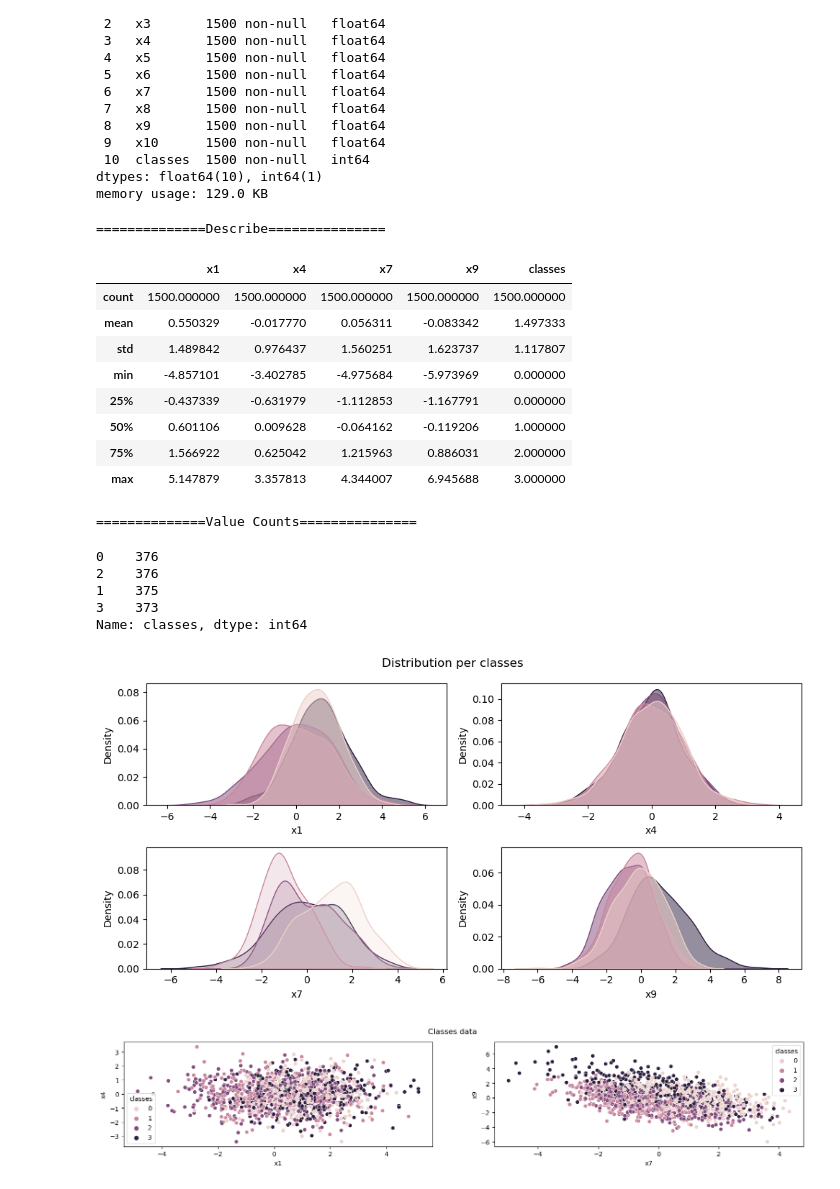
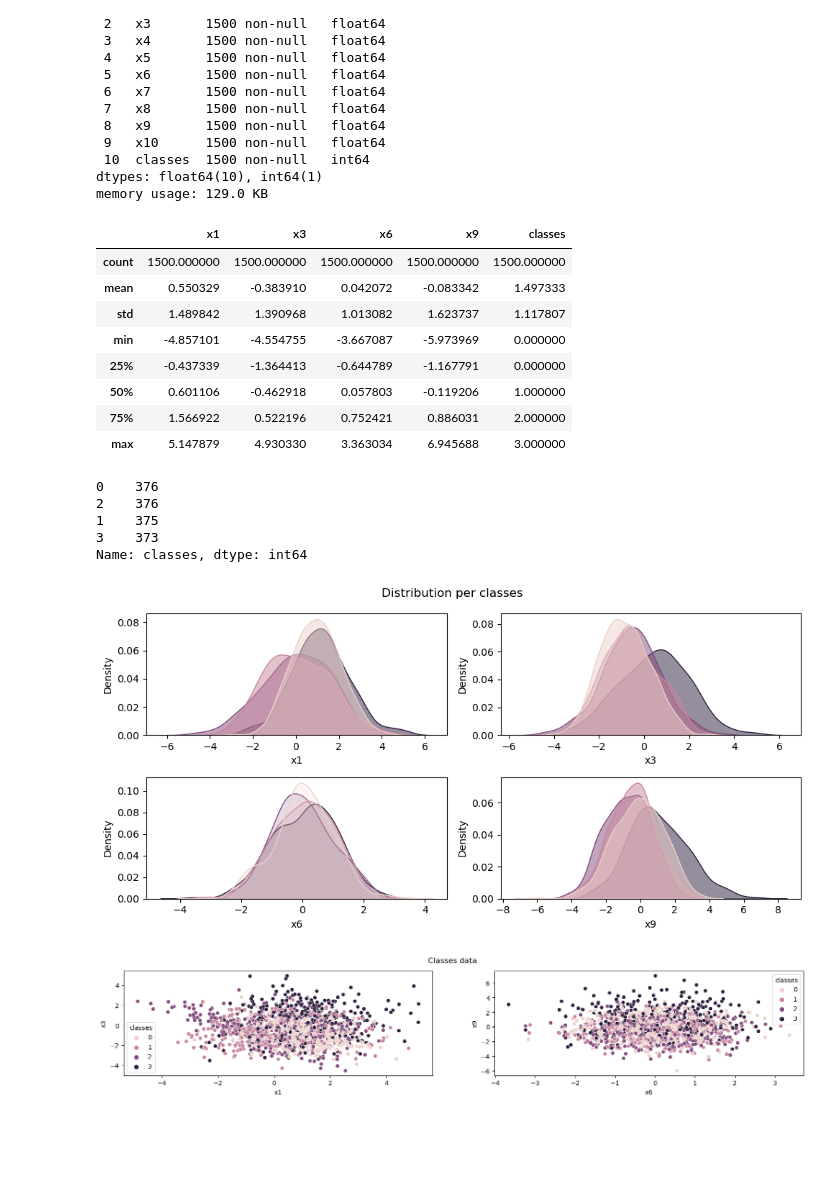
Before and after one commit to KulchytskiyDmytro/ml2021, a Jupyter notebook: machinelerning/practise/practice1.ipynb, the cells around one changed output. Cells and saved outputs as stored; diff of their text form; code cells hidden in the pictures; blank space fills up the shorter version.

```diff
--- a/machinelerning/practise/practice1.ipynb
+++ b/machinelerning/practise/practice1.ipynb
@@ -13,8 +13,8 @@ import seaborn as sea
 import warnings
 warnings.filterwarnings('ignore')
 # %%
-data = pd.read_csv("practice1_data.csv")
-data.head(19)
+numbers = pd.read_csv("practice1_data.csv")
+numbers.head(12)
 # %% [output]
 |  | x1 | x2 | x3 | x4 | x5 | x6 | x7 | x8 | x9 | x10 | classes |
 | 0 | 2.163950 | 0.015729 | -1.136593 | 2.182571 | -1.552051 | -0.909067 | 1.791084 | -1.094894 | 0.308272 | -0.912365 | 0 |
@@ -55,51 +51,46 @@ Data columns (total 11 columns):
 dtypes: float64(10), int64(1)
 memory usage: 129.0 KB
 # %%
-dropCollumns = ["x2", "x3", "x5", "x6", "x8", "x10"]
+dropCollumns = ["x2", "x4", "x5", "x7", "x8", "x10"]
 
 for i in range(len(dropCollumns)):
-    data=data.drop(dropCollumns[i], axis=1)
-
-print("==============Describe===============")
-data.describe()
+    numbers=numbers.drop(dropCollumns[i], axis=1)
+numbers.describe()
 # %% [output]
-==============Describe===============
-|  | x1 | x4 | x7 | x9 | classes |
+|  | x1 | x3 | x6 | x9 | classes |
 | count | 1500.000000 | 1500.000000 | 1500.000000 | 1500.000000 | 1500.000000 |
-| mean | 0.550329 | -0.017770 | 0.056311 | -0.083342 | 1.497333 |
-| std | 1.489842 | 0.976437 | 1.560251 | 1.623737 | 1.117807 |
-| min | -4.857101 | -3.402785 | -4.975684 | -5.973969 | 0.000000 |
-| 25% | -0.437339 | -0.631979 | -1.112853 | -1.167791 | 0.000000 |
-| 50% | 0.601106 | 0.009628 | -0.064162 | -0.119206 | 1.000000 |
-| 75% | 1.566922 | 0.625042 | 1.215963 | 0.886031 | 2.000000 |
-| max | 5.147879 | 3.357813 | 4.344007 | 6.945688 | 3.000000 |
+| mean | 0.550329 | -0.383910 | 0.042072 | -0.083342 | 1.497333 |
+| std | 1.489842 | 1.390968 | 1.013082 | 1.623737 | 1.117807 |
+| min | -4.857101 | -4.554755 | -3.667087 | -5.973969 | 0.000000 |
+| 25% | -0.437339 | -1.364413 | -0.644789 | -1.167791 | 0.000000 |
+| 50% | 0.601106 | -0.462918 | 0.057803 | -0.119206 | 1.000000 |
+| 75% | 1.566922 | 0.522196 | 0.752421 | 0.886031 | 2.000000 |
+| max | 5.147879 | 4.930330 | 3.363034 | 6.945688 | 3.000000 |
-# %%
-print("==============Value Counts===============")
-data["classes"].value_counts()
-# %% [output]
-==============Value Counts===============
-0    376
-2    376
-1    375
-3    373
-Name: classes, dtype: int64
+# %%
+numbers["classes"].value_counts()
+# %% [output]
+0    376
+2    376
+1    375
+3    373
+Name: classes, dtype: int64
 # %%
 fig, axes = mat.subplots(2, 2, figsize=(10,5), dpi = 100)
 fig.suptitle('Distribution per classes')
 
 def Kdeplot(axes, data, label, hue, alpha):
     sea.kdeplot(ax = axes, data = data, x = label, hue = hue, alpha = alpha, shade = True)
     axes.set_xlabel(label)
     axes.get_legend().remove()
 
-Kdeplot(axes[0,0], data, "x1", "classes", 0.5)
-Kdeplot(axes[0,1], data, "x4", "classes", 0.5)
-Kdeplot(axes[1,0], data, "x7", "classes", 0.2)
-Kdeplot(axes[1,1], data, "x9", "classes", 0.5)
+Kdeplot(axes[0,0], numbers, "x1", "classes", 0.5)
+Kdeplot(axes[0,1], numbers, "x3", "classes", 0.5)
+Kdeplot(axes[1,0], numbers, "x6", "classes", 0.2)
+Kdeplot(axes[1,1], numbers, "x9", "classes", 0.5)
 
 mat.tight_layout()
 # %% [output]
-[figure, old version]
+[figure, new version]
 # %%
 fig, axes = mat.subplots(1, 2, figsize=(19,3), dpi = 100)
 fig.suptitle("Classes data")
@@ -111,10 +102,10 @@ def Scatterplot(axes, data, x, y, hue):
     axes.set_ylabel(y)
 
 
-Scatterplot(axes[0], data, 'x1', 'x4', "classes")
-Scatterplot(axes[1], data, 'x7', 'x9', "classes")
+Scatterplot(axes[0], numbers, 'x1', 'x3', "classes")
+Scatterplot(axes[1], numbers, 'x6', 'x9', "classes")
 # %% [output]
-[figure, old version]
+[figure, new version]
 # %%
 fig, axes = mat.subplots(2, 2, figsize=(10,5), dpi = 100)
 
```
Also changed, not shown: parts of 7 cells of this notebook.
